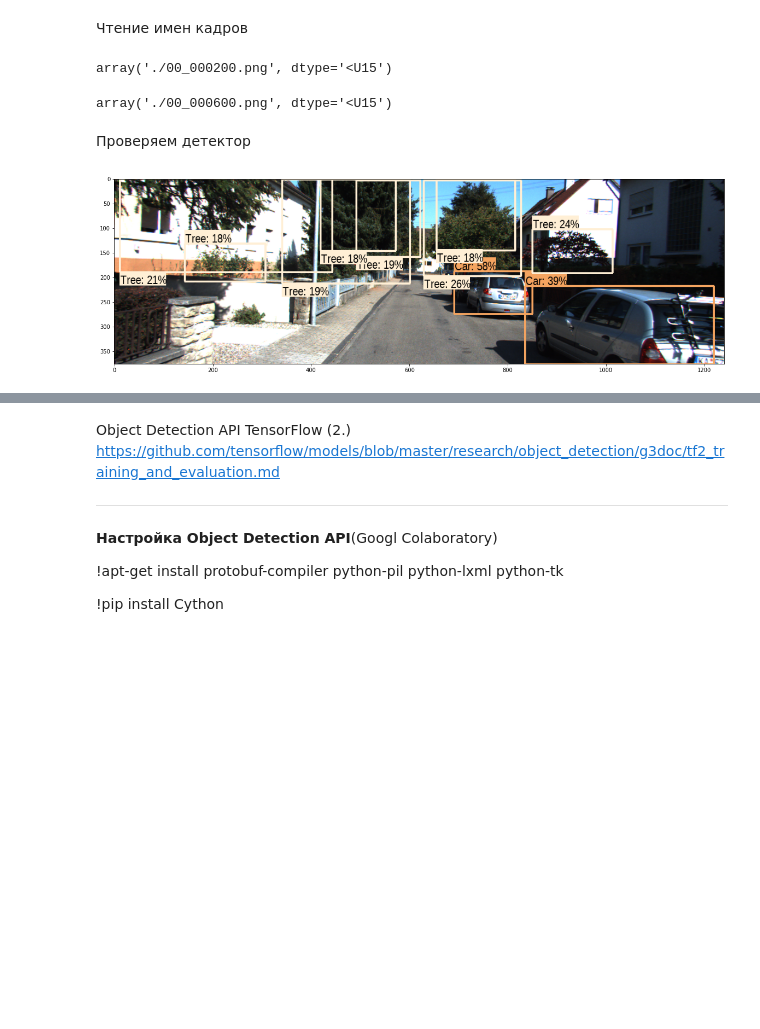
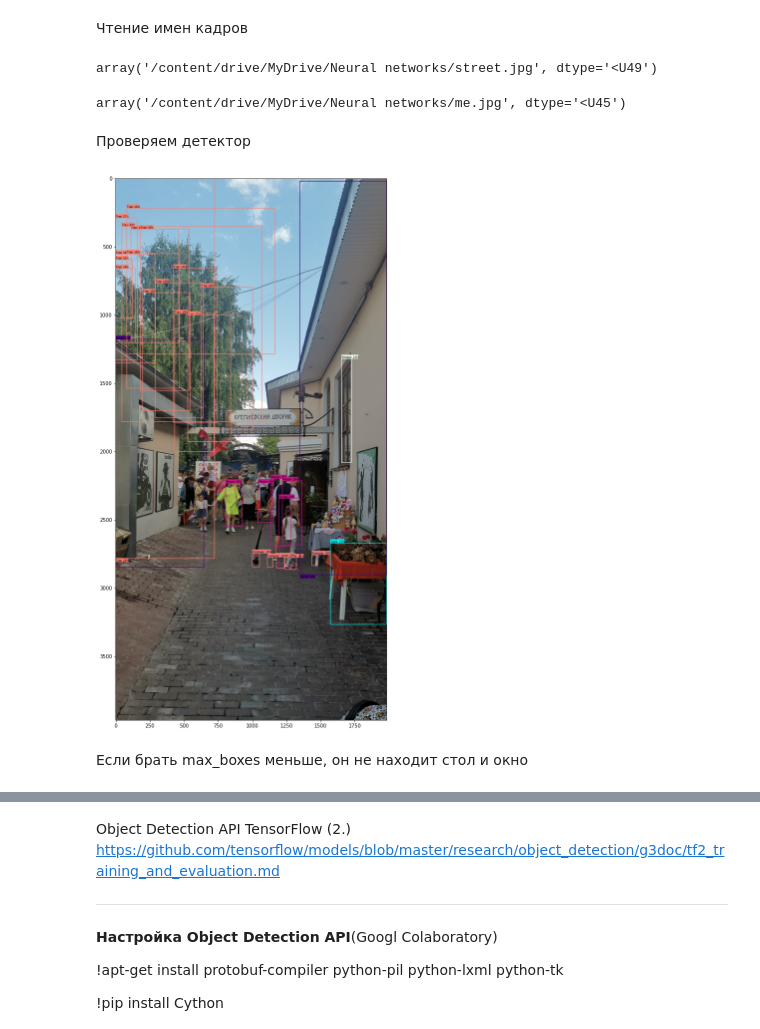
Before and after one commit to myselfadmirer/Neural_networks, a Jupyter notebook: lesson7/lesson7.ipynb, the cells around one changed output, grey strips where cells are left out. Saved outputs shown, nothing was run; the diff lists cells and outputs as text; code cells hidden in the pictures; blank space fills up the shorter version.

Commit message:
HW7. Second iter detection

```diff
--- a/lesson7/lesson7.ipynb
+++ b/lesson7/lesson7.ipynb
@@ -147,7 +133,7 @@ error: OpenCV(4.5.3) /tmp/pip-req-build-xw6jtoah/opencv/modules/objdetect/src/ca
 # %%
 # выводит картинку
 def display_image(image):
-  fig = plt.figure(figsize=(20, 15))
+  fig = plt.figure(figsize=(15, 20))
   plt.grid(False)
   plt.imshow(image)
 
@@ -250,4 +236,4 @@ def draw_boxes(image, boxes, class_names, scores, max_boxes=3, min_score=0.01):
 # %%
 module_handle = "https://tfhub.dev/google/openimages_v4/ssd/mobilenet_v2/1" #@param ["https://tfhub.dev/google/openimages_v4/ssd/mobilenet_v2/1", "https://tfhub.dev/google/faster_rcnn/openimages_v4/inception_resnet_v2/1"]
 
-detector = keras.hub.load(module_handle).signatures['default']
+detector = hub.load(module_handle).signatures['default']
@@ -274,7 +263,7 @@ def run_detector(detector, path):
 
   image_with_boxes = draw_boxes(
       img.numpy(), result["detection_boxes"],
-      result["detection_class_entities"], result["detection_scores"], max_boxes=100)
+      result["detection_class_entities"], result["detection_scores"], max_boxes=30)
 
   display_image(image_with_boxes)
   return result
@@ -322,26 +311,29 @@ def get_boxes(image, boxes, class_names, scores, max_boxes=100, min_score=0.1):
 # %% [markdown]
 Чтение имен кадров
 # %%
+root_path = '/content/drive/MyDrive/Neural networks/'
 import os, fnmatch
 listOfFiles = os.listdir(root_path)
-pattern = '*.png'
+pattern = '*.jpg'
 List_name=[]
 for entry in listOfFiles:
     if fnmatch.fnmatch(entry, pattern):
             List_name.append(np.array(root_path+entry))
 List_name[0]
 # %% [output]
-array('./00_000200.png', dtype='<U15')
+array('/content/drive/MyDrive/Neural networks/street.jpg', dtype='<U49')
 # %%
 List_name[1]
 # %% [output]
-array('./00_000600.png', dtype='<U15')
+array('/content/drive/MyDrive/Neural networks/me.jpg', dtype='<U45')
 # %% [markdown]
 Проверяем детектор
 # %%
-result = run_detector(detector, List_name[1])
+result = run_detector(detector, List_name[0])
 # %% [output]
-[figure, old version]
+[figure, new version]
+# %% [markdown]
+Если брать max_boxes меньше, он не находит стол и окно
 # %%
 result
 # %% [output]
```
Also changed, not shown: parts of 11 cells of this notebook.
